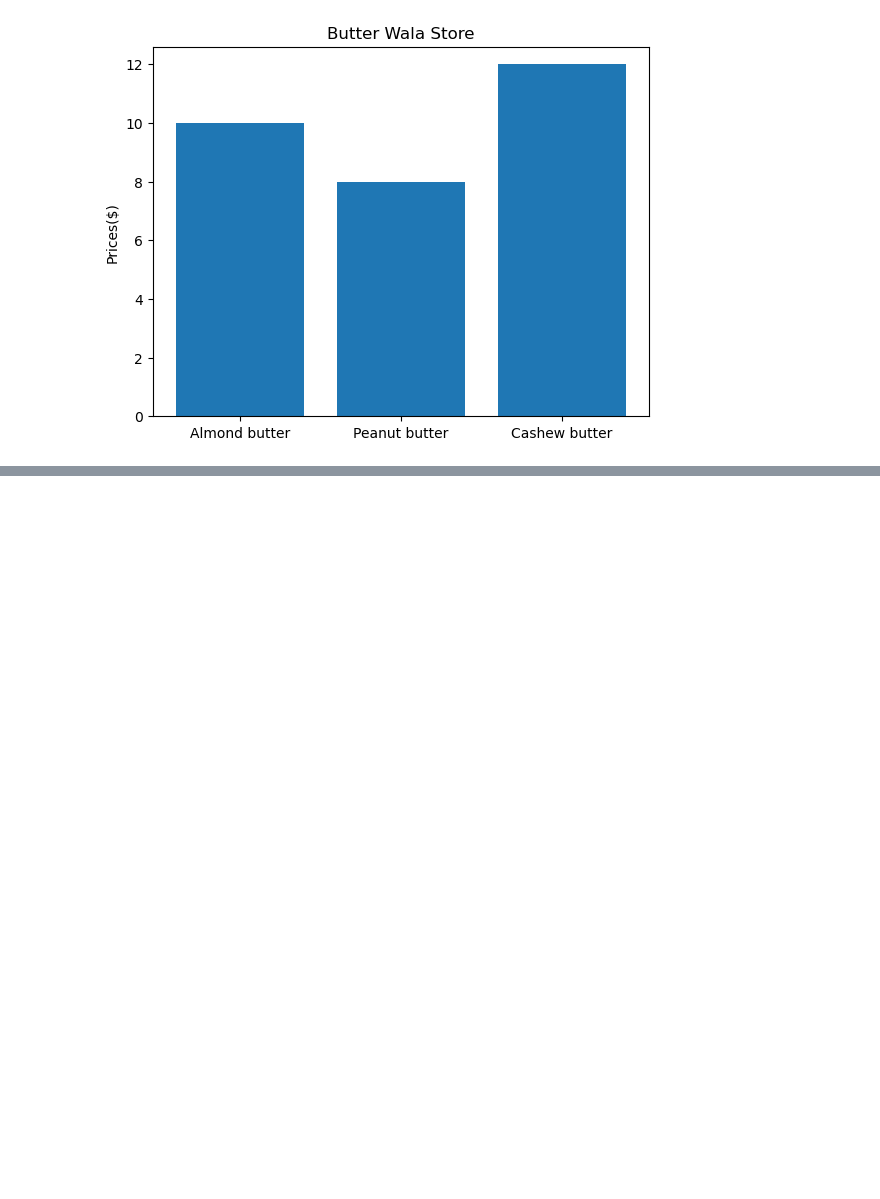
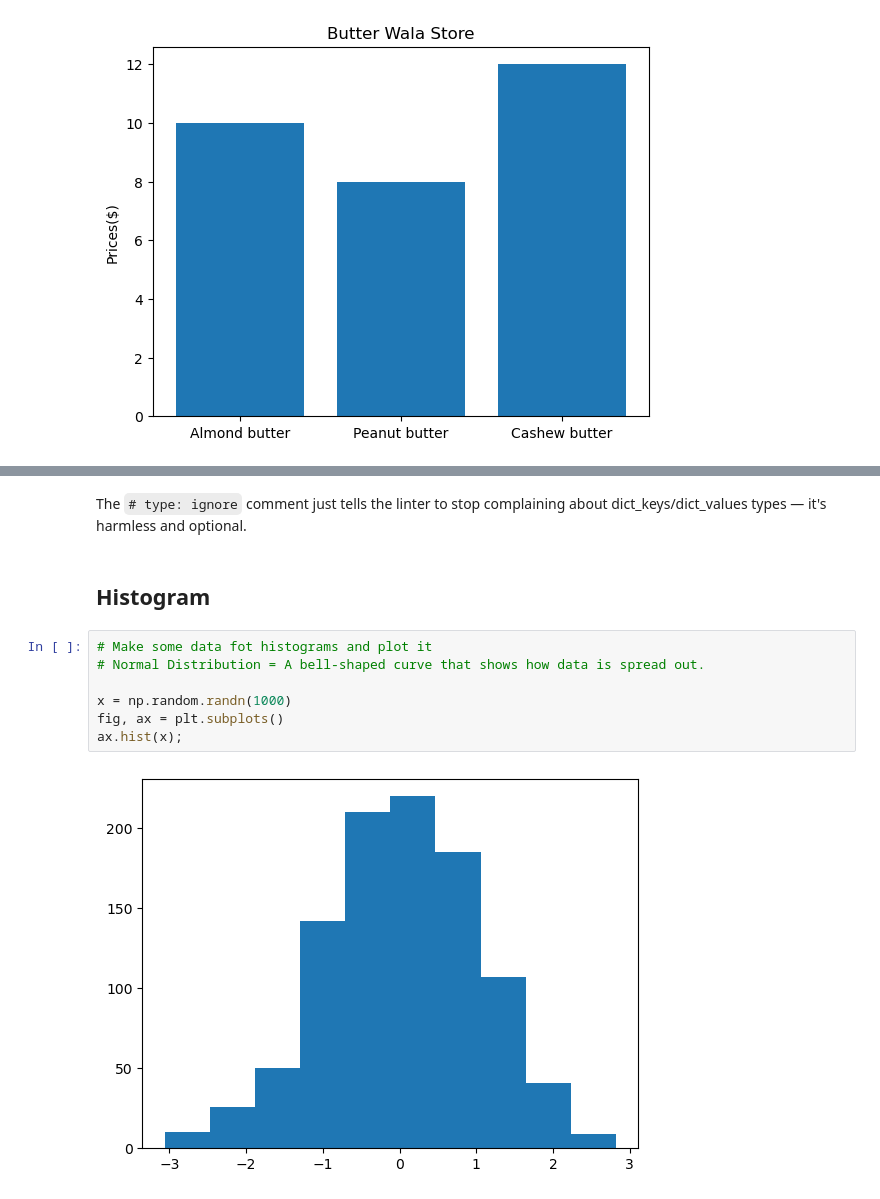
Before and after one commit to Eakempreet/Learning-ML, a Jupyter notebook: Matplotlib/matplotlib_basic.ipynb, the cells around one changed output, grey strips where cells are left out. Saved outputs shown, nothing was run; the diff lists cells and outputs as text; blank space fills up the shorter version.

```diff
--- a/Matplotlib/matplotlib_basic.ipynb
+++ b/Matplotlib/matplotlib_basic.ipynb
@@ -345,0 +372,13 @@ ax.set(title="Butter Wala Store", ylabel="Prices($)");
+# %% [markdown]
+The `# type: ignore` comment just tells the linter to stop complaining about dict_keys/dict_values types — it's harmless and optional.
+# %% [markdown]
+## **Histogram**
+# %%
+# Make some data fot histograms and plot it
+# Normal Distribution = A bell-shaped curve that shows how data is spread out.
+
+x = np.random.randn(1000)
+fig, ax = plt.subplots()
+ax.hist(x);
+# %% [output]
+[figure, added]
```
Also changed, not shown: parts of 9 cells of this notebook.
